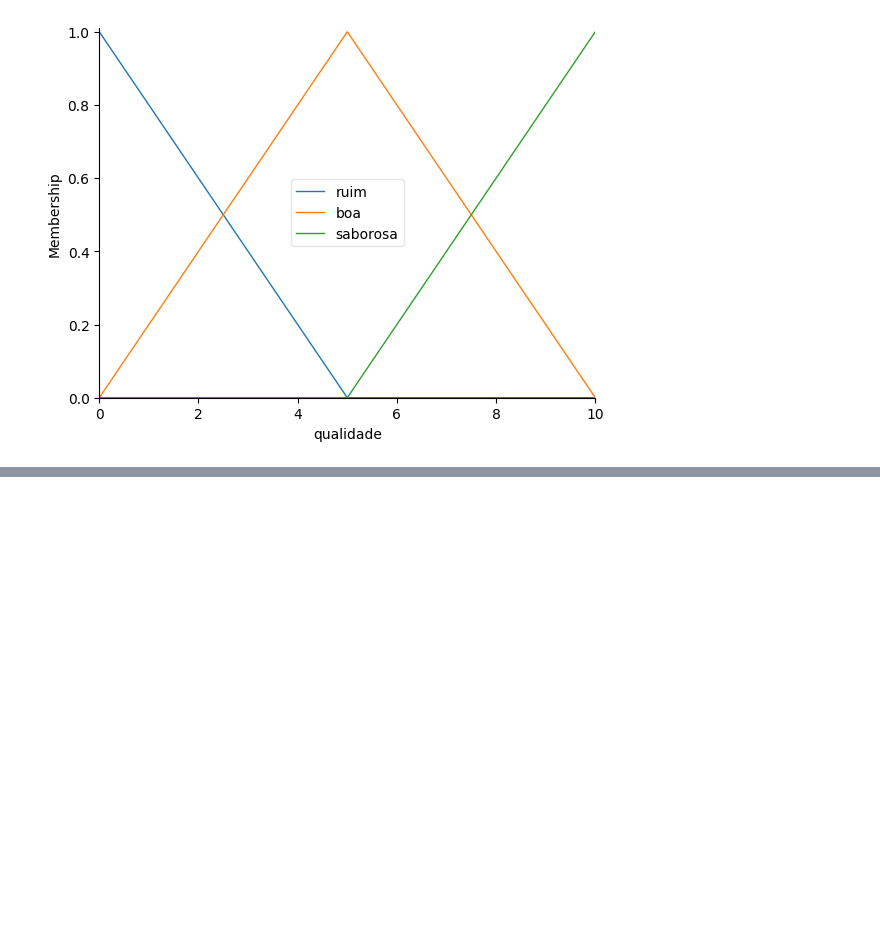
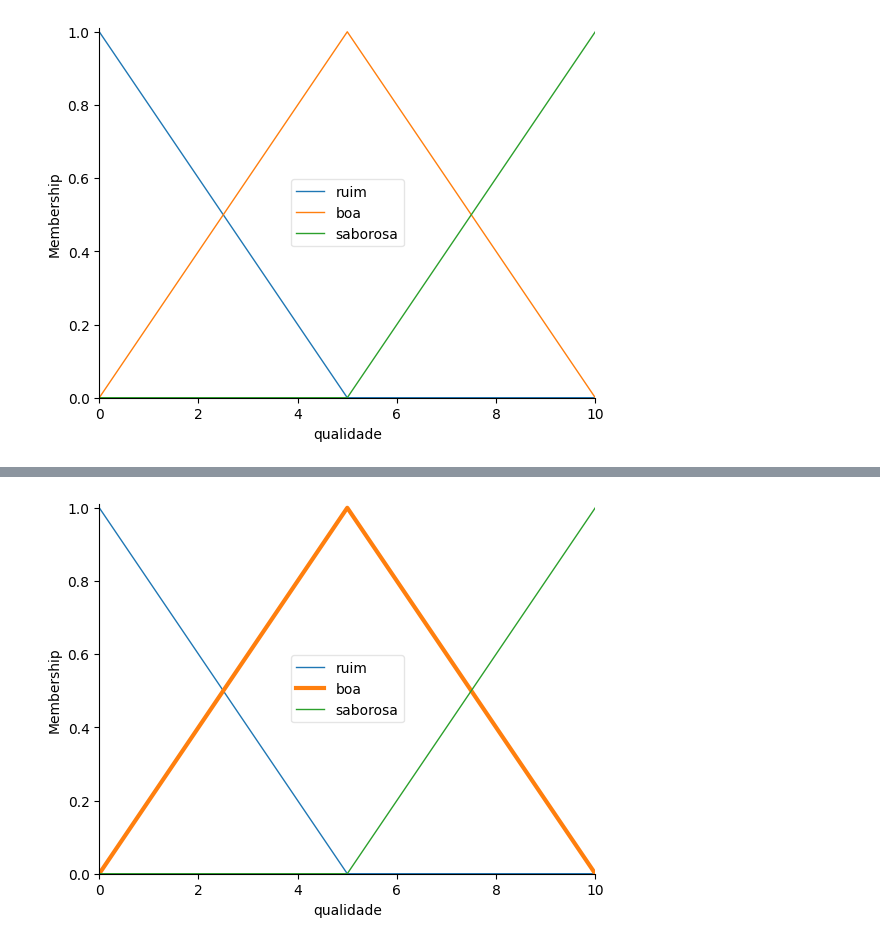
Before and after one commit to DouglasSilva2/Logica_de_Fuzzy_python, a Jupyter notebook: Logica_de_Fuzzy_Python.ipynb, the cells around one changed output, grey strips where cells are left out. Saved outputs shown, nothing was run; the diff lists cells and outputs as text; code cells hidden in the pictures; blank space fills up the shorter version.

```diff
--- a/Logica_de_Fuzzy_Python.ipynb
+++ b/Logica_de_Fuzzy_Python.ipynb
@@ -83,0 +92,4 @@ qualidade.view()
+# %%
+qualidade['boa'].view()#consigo dar enfase no dado que queiro analisar = analisar sua pertinencia !!!
+# %% [output]
+[figure, added]
```
Also changed, not shown: parts of 4 cells of this notebook.
